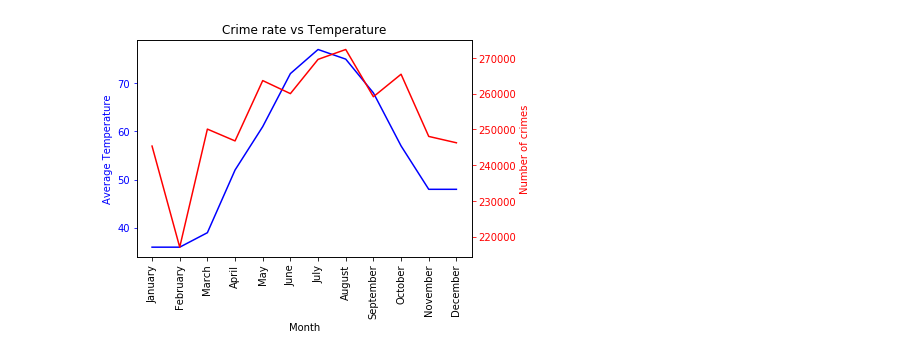
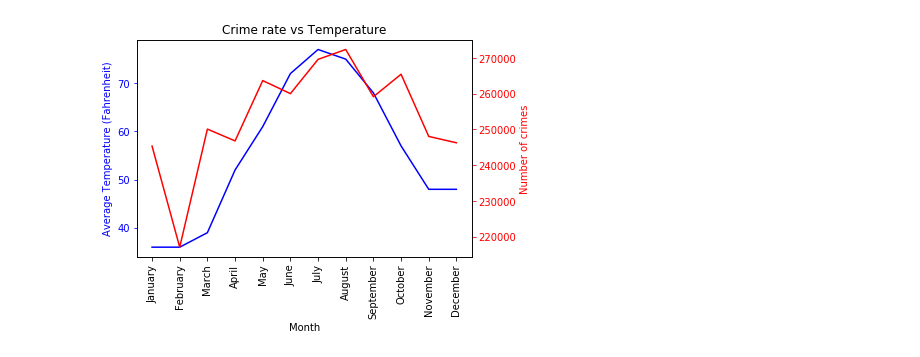
Before and after one commit to snehaghosh91/BigDataProject, a Jupyter notebook: DataExploration/weather/weather_by_year.ipynb, the cells around one changed output. Cells and saved outputs as stored; diff of their text form; code cells hidden in the pictures.

```diff
--- a/DataExploration/weather/weather_by_year.ipynb
+++ b/DataExploration/weather/weather_by_year.ipynb
@@ -14,18 +14,18 @@ month_crimes = pd.DataFrame({'month':month_crimes_series.index, 'value':month_cr
 # %%
 fig,ax1 = plt.subplots()
 plt.title('Crime rate vs Temperature')
 ax1.plot(month_temp['value'], 'b-', label="Average Temperature")
 ax1.set_xlabel('Month')
-ax1.set_ylabel('Average Temperature', color='b')
+ax1.set_ylabel('Average Temperature (Fahrenheit)', color='b')
 ax1.tick_params('y', colors='b')
 
 ax2 = ax1.twinx()
 ax2.plot(month_crimes['value'], 'r-', label="Number of crimes")
 ax2.set_ylabel('Number of crimes', color='r')
 ax2.tick_params('y', colors='r')
 plt.xticks(np.arange(12), month_order)
 ax1.tick_params(axis='x', rotation=90)
 ax2.tick_params(axis='x', rotation=90)
 plt.show()
 # %% [output]
-[figure, old version]
+[figure, new version]
```
Also changed, not shown: 4 other files.
